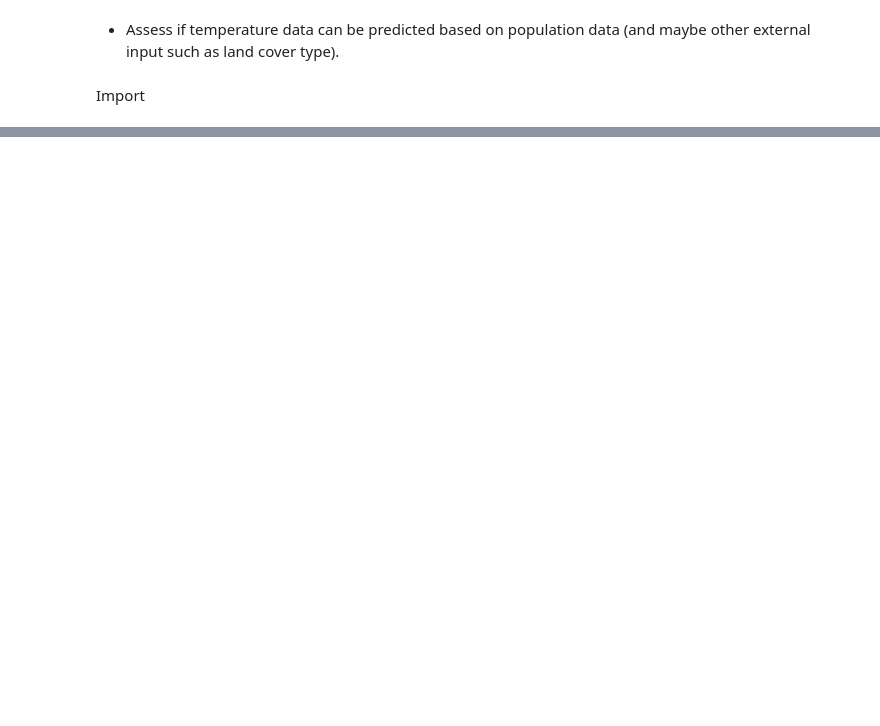
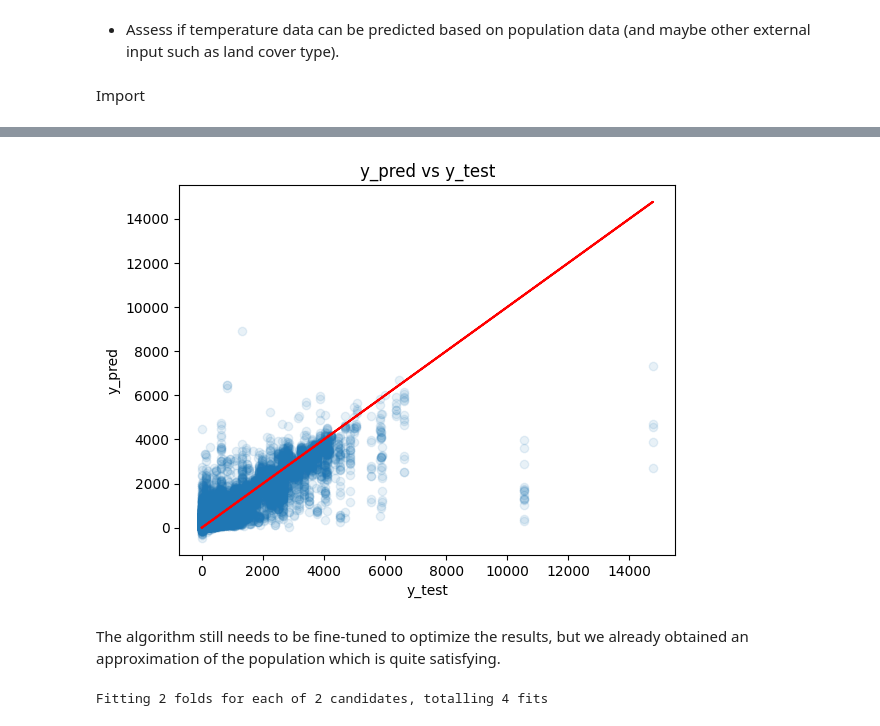
Before and after one commit to christopherogerepfl/UHI_prediction, a Jupyter notebook: task2.ipynb, the cells around one changed output, grey strips where cells are left out. Drawn from its saved outputs; the diff is of its cells as text; code cells hidden in the pictures; blank space fills up the shorter version.

```diff
--- a/task2.ipynb
+++ b/task2.ipynb
@@ -143,0 +258,24 @@ AttributeError: 'Dataset' object has no attribute 'shape'
+# %%
+cities = df['city'].unique()
+for city in cities:
+    df_city = df[df['city'] == city]
+    df_city = df_city[df_city['isrural'] == 1]
+    y = df_city['pop']
+    X = df_city.loc[:,  ['temp', 'deltaT', 'land cover type', 'NDVI', 'elevation', 'latitude']]
+    X = pd.DataFrame(scaler.fit_transform(X), columns=X.columns)
+
+    #split the data in training, test, validation
+    X_train, X_test, y_train, y_test = train_test_split(X, y, test_size=0.2)
+    X_train, X_val, y_train, y_val = train_test_split(X_train, y_train, test_size=0.2)
+
+    method = GradientBoostingRegressor(n_estimators=100, max_depth=10, random_state=42)
+    method.fit(X_train, y_train)
+    y_pred = method.predict(X_test)
+    print(city)
+    print("MSE: ", mean_squared_error(y_test, y_pred))
+    print("R2: ", r2_score(y_test, y_pred))
+
+    importances = permutation_importance(method, X_val, y_val)
+    # Order the features by importance
+    sorted_idx = importances.importances_mean.argsort()[::-1]
+    print(X_train.columns[sorted_idx])
@@ -143,0 +303,50 @@ AttributeError: 'Dataset' object has no attribute 'shape'
+# %%
+#plot y_pred vs y_test with density
+plt.scatter(y_test, y_pred, alpha=0.1)
+plt.xlabel('y_test')
+plt.ylabel('y_pred')
+plt.title('y_pred vs y_test')
+plt.plot(y_test, y_test, color='red', label='y_test = y_pred')
+plt.show()
+# %% [output]
+[figure, added]
+# %% [markdown]
+The algorithm still needs to be fine-tuned to optimize the results, but we already obtained an approximation of the population which is quite satisfying.
+# %%
+# best algortihm is the gradient boosting regressor
+# we will now try to finetune the hyperparameters
+from sklearn.model_selection import GridSearchCV
+from sklearn.model_selection import RandomizedSearchCV
+from scipy.stats import randint as sp_randint
+
+# Number of trees in random forest
+n_estimators = [int(x) for x in np.linspace(start = 10, stop = 150, num = 10)]
+# Number of features to consider at every split
+max_features = np.linspace(0.1, 1, num = 10)
+# Maximum number of levels in tree
+max_depth = [int(x) for x in np.linspace(5, 100, num = 10)]
+max_depth.append(None)
+# Minimum number of samples required to split a node
+min_samples_split = [2, 5, 10, 20]
+# Minimum number of samples required at each leaf node
+min_samples_leaf = [1, 2, 4, 8]
+# Method of selecting samples for training each tree
+bootstrap = [True, False]
+# Create the random grid
+random_grid = {'n_estimators': sp_randint(10, 150),
+               'max_features': [ 'sqrt', 'log2'],
+               'max_depth': sp_randint(5, 100),
+               'min_samples_split': sp_randint(2, 20),
+               'min_samples_leaf': sp_randint(1, 8)}
+# Use the random grid to search for best hyperparameters
+# First create the base model to tune
+rf = GradientBoostingRegressor()
+# Random search of parameters, using 3 fold cross validation,
+# search across 100 different combinations, and use all available cores
+rf_random = RandomizedSearchCV(estimator = rf, param_distributions = random_grid,
+                               n_iter =2, cv = 2, verbose=2, random_state=42, n_jobs = -1)
+# Fit the random search model
+rf_random.fit(X_val, y_val)
+rf_random.best_params_
+# %% [output]
+Fitting 2 folds for each of 2 candidates, totalling 4 fits
```
Also changed, not shown: parts of 31 cells of this notebook, 4 other files.
